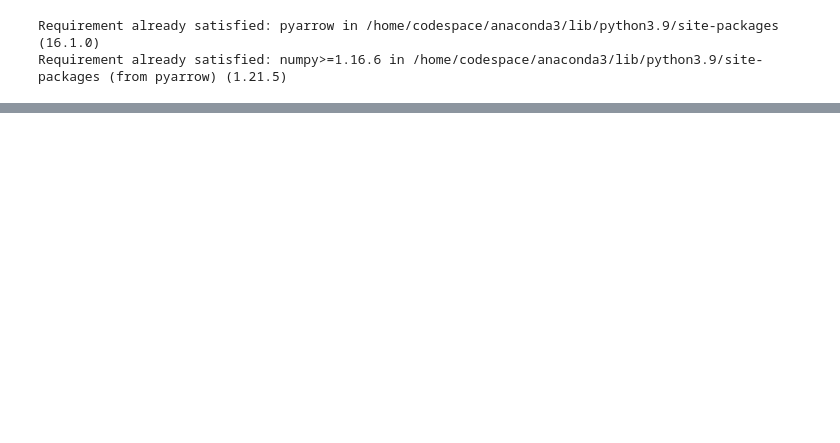
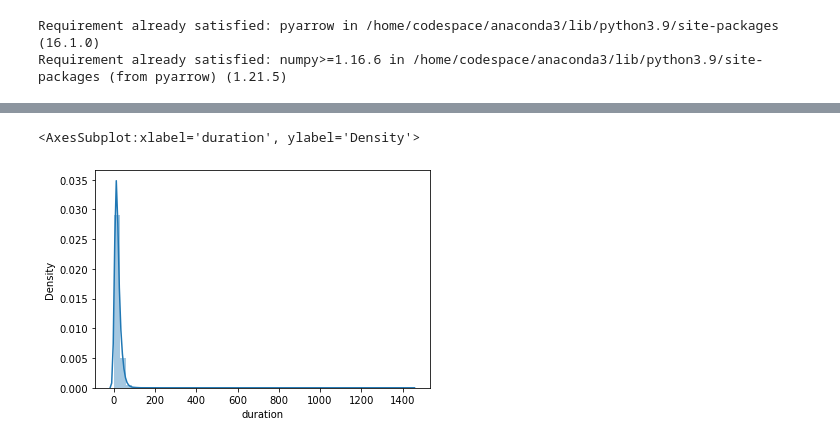
Before and after one commit to oantenor/datatalksclub-mlops, a Jupyter notebook: 01-intro/homework.ipynb, the cells around one changed output, grey strips where cells are left out. Cells and saved outputs as stored; diff of their text form; code cells hidden in the pictures; blank space fills up the shorter version.

```diff
--- a/01-intro/homework.ipynb
+++ b/01-intro/homework.ipynb
@@ -18,0 +21,2 @@ df.head()
+# %%
+df = pd.read_parquet('https://d37ci6vzurychx.cloudfront.net/trip-data/green_tripdata_2021-01.parquet')
@@ -18,0 +41,6 @@ df.head()
+# %%
+df.lpep_dropoff_datetime = pd.to_datetime(df.lpep_dropoff_datetime)
+df.lpep_pickup_datetime = pd.to_datetime(df.lpep_pickup_datetime)
+# %%
+df['duration'] = df.lpep_dropoff_datetime - df.lpep_pickup_datetime
+df.duration = df.duration.apply(lambda td: td.total_seconds()/60)
@@ -18,0 +67,2 @@ df.head()
+# %%
+df = df[((df.duration >= 1) &(df.duration <= 60))]
@@ -18,0 +85,5 @@ df.head()
+# %%
+sns.distplot(df.duration)
+# %% [output]
+<AxesSubplot:xlabel='duration', ylabel='Density'>
+[figure, added]
```
Also changed, not shown: parts of 13 cells of this notebook.
